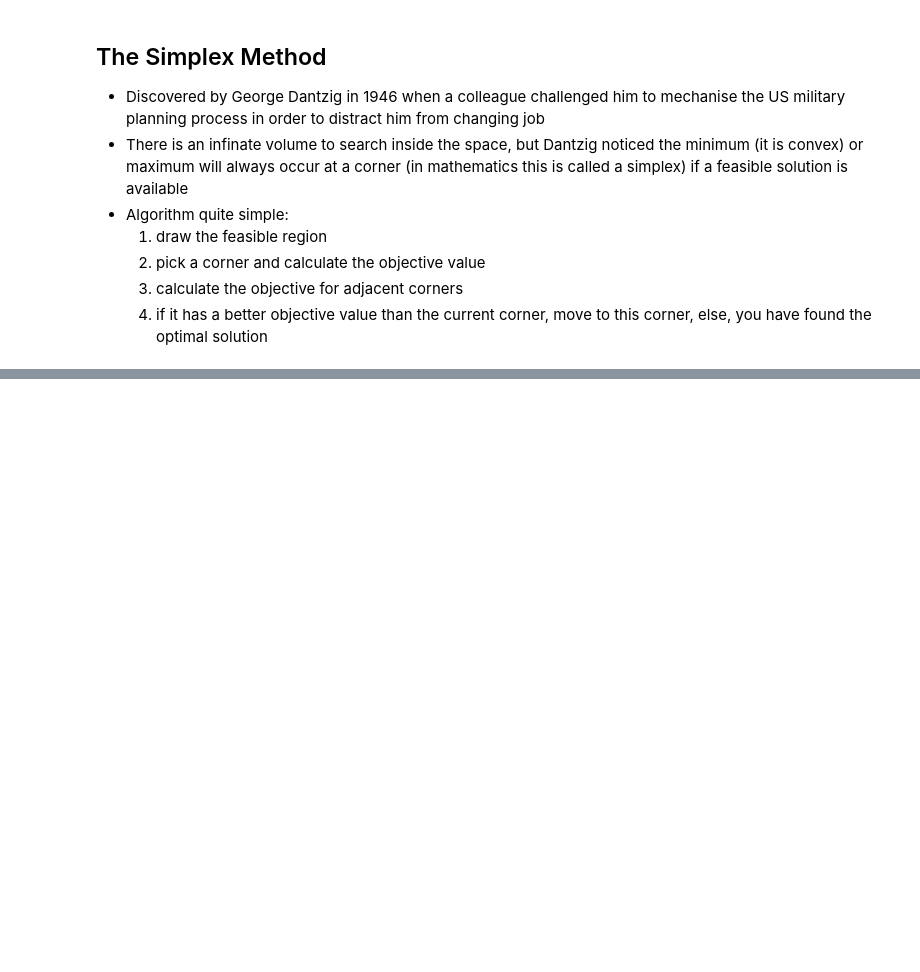
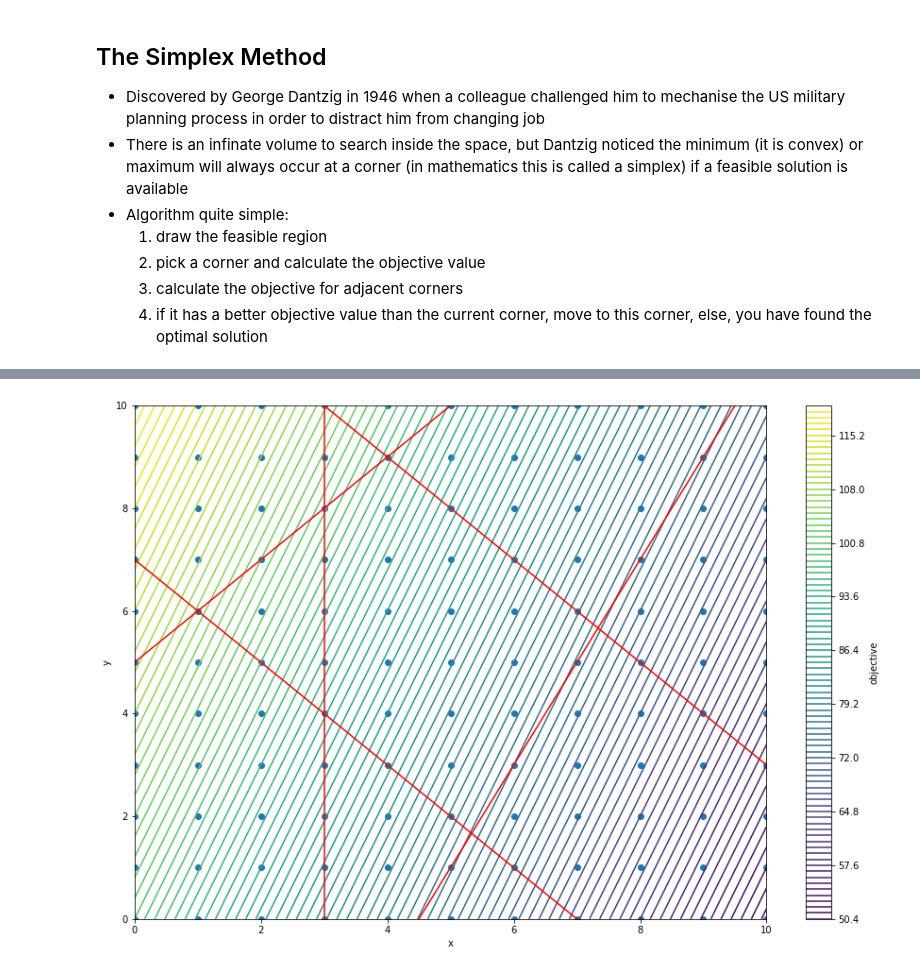
Before and after one commit to MaxwellsDemon3142/Linear-programming-tutorial, a Jupyter notebook: Introduction to optimisation and linear programming.ipynb, the cells around one changed output, grey strips where cells are left out. Cells and saved outputs as stored; diff of their text form; code cells hidden in the pictures; blank space fills up the shorter version.

```diff
--- a/Introduction to optimisation and linear programming.ipynb
+++ b/Introduction to optimisation and linear programming.ipynb
@@ -247,0 +261,34 @@ Described as ["the algorithm that runs the world" by the New Scientist](http://w
+# %%
+# visual representation of a 2D integer problem
+
+def objective(X, Y):
+    return 2*Y - 5*X + 100
+
+x = linspace(0,10,100)
+y = linspace(0,10, 100)
+
+X,Y = meshgrid(x,y)
+
+Z = objective(X,Y)
+
+figsize(15,10)
+
+iX,iY = meshgrid(arange(11), arange(11))
+scatter(iX,iY)
+
+contour(X, Y, Z, 100, cmap=cm.viridis)
+colorbar(label='objective')
+
+axvline(3, color='red')
+plot(x, 7-y, color='red')
+plot(x, 2*y-9, color='red')
+plot(x, y+5, color='red')
+plot(x, 13-y, color='red')
+
+
+xlim(0,10)
+ylim(0,10)
+xlabel('x');
+ylabel('y');
+# %% [output]
+[figure, added]
```
Also changed, not shown: parts of 21 cells of this notebook, 2 other files.
